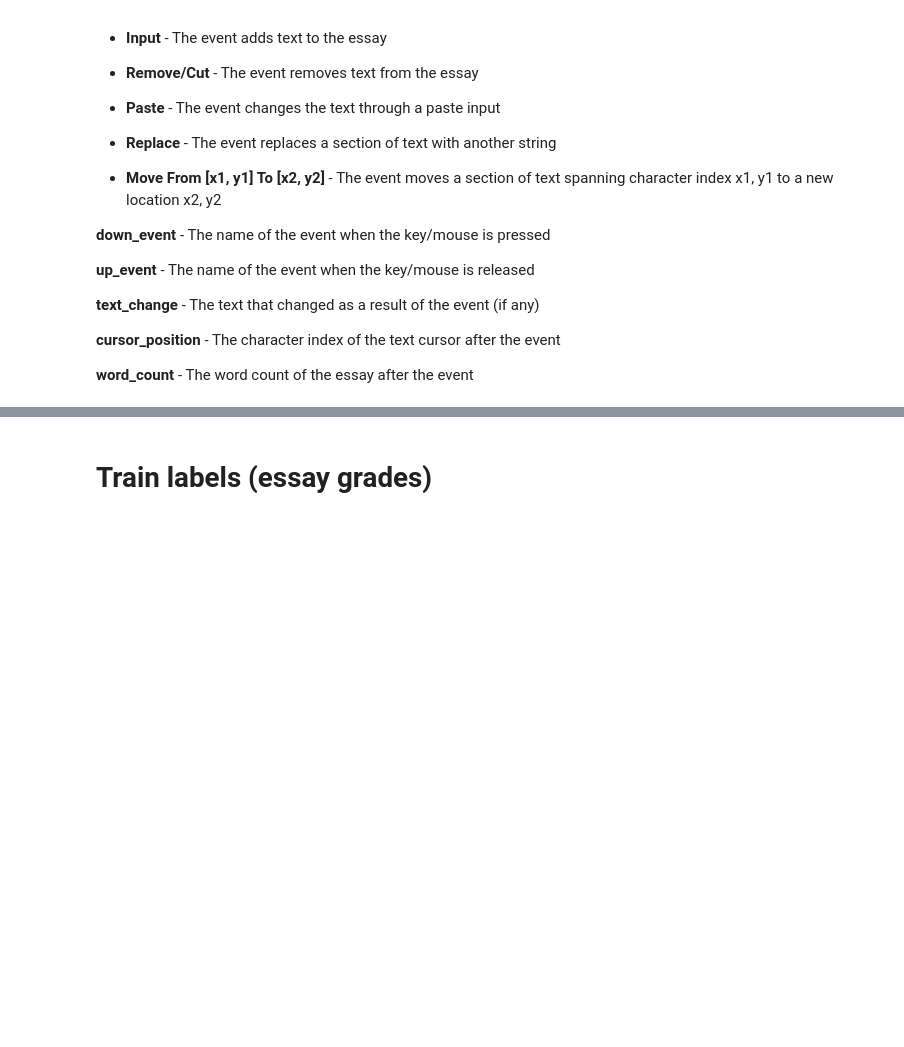
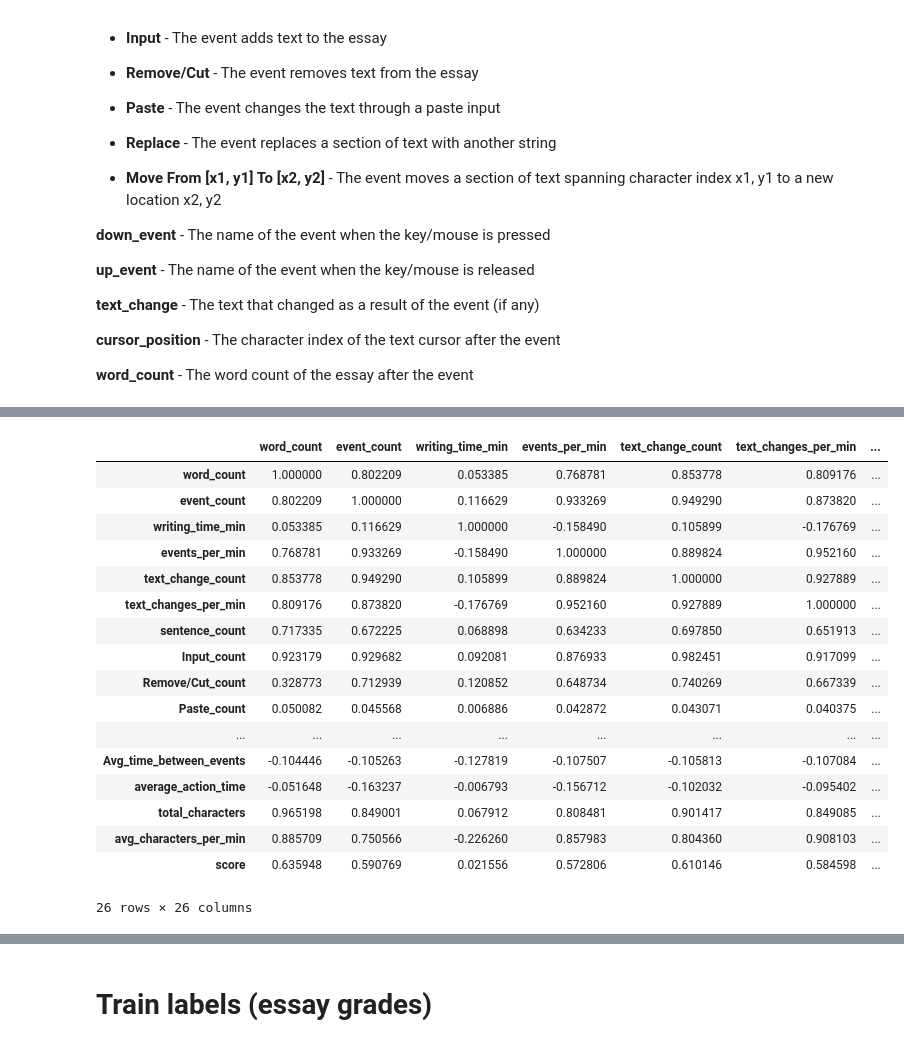
Before and after one commit to arammul/ML_project_2023_T22, a Jupyter notebook: Anastasija/Data Exploration.ipynb, the cells around one changed output, grey strips where cells are left out. Saved outputs shown, nothing was run; the diff lists cells and outputs as text; code cells hidden in the pictures; blank space fills up the shorter version.

```diff
--- a/Anastasija/Data Exploration.ipynb
+++ b/Anastasija/Data Exploration.ipynb
@@ -179,0 +187,2 @@ df
+# %%
+df_freq.columns = ['id', 'start_time', 'end_time', 'most_frequent_activity']
@@ -179,0 +205,3 @@ df
+# %%
+df = pd.merge(df, df_freq, on="id", how='left')
+df.head()
@@ -179,0 +216,5 @@ df
+# %%
+# Calculating Average action time
+df['total_writing_time'] = df['end_time'] - df['start_time']
+df['Avg_time_between_events'] = df['total_writing_time'] / df['event_count']
+df.head()
@@ -179,0 +281,4 @@ df
+# %%
+df_labels = pd.read_csv(f"{INPUT_FOLDER}/train_scores.csv")
+df = pd.merge(df, df_labels, on='id', how='left')
+df.head()
@@ -179,0 +293,26 @@ df
+# %%
+#Pearson correlation matrix
+numeric_df = df.select_dtypes(include=[np.number])
+
+# Calculate the correlation matrix
+matrix = numeric_df.corr()
+matrix
+# %% [output]
+|  | word_count | event_count | writing_time_min | events_per_min | text_change_count | text_changes_per_min | ... |
+| word_count | 1.000000 | 0.802209 | 0.053385 | 0.768781 | 0.853778 | 0.809176 | ... |
+| event_count | 0.802209 | 1.000000 | 0.116629 | 0.933269 | 0.949290 | 0.873820 | ... |
+| writing_time_min | 0.053385 | 0.116629 | 1.000000 | -0.158490 | 0.105899 | -0.176769 | ... |
+| events_per_min | 0.768781 | 0.933269 | -0.158490 | 1.000000 | 0.889824 | 0.952160 | ... |
+| text_change_count | 0.853778 | 0.949290 | 0.105899 | 0.889824 | 1.000000 | 0.927889 | ... |
+| text_changes_per_min | 0.809176 | 0.873820 | -0.176769 | 0.952160 | 0.927889 | 1.000000 | ... |
+| sentence_count | 0.717335 | 0.672225 | 0.068898 | 0.634233 | 0.697850 | 0.651913 | ... |
+| Input_count | 0.923179 | 0.929682 | 0.092081 | 0.876933 | 0.982451 | 0.917099 | ... |
+| Remove/Cut_count | 0.328773 | 0.712939 | 0.120852 | 0.648734 | 0.740269 | 0.667339 | ... |
+| Paste_count | 0.050082 | 0.045568 | 0.006886 | 0.042872 | 0.043071 | 0.040375 | ... |
+| ... | ... | ... | ... | ... | ... | ... | ... |
+| Avg_time_between_events | -0.104446 | -0.105263 | -0.127819 | -0.107507 | -0.105813 | -0.107084 | ... |
+| average_action_time | -0.051648 | -0.163237 | -0.006793 | -0.156712 | -0.102032 | -0.095402 | ... |
+| total_characters | 0.965198 | 0.849001 | 0.067912 | 0.808481 | 0.901417 | 0.849085 | ... |
+| avg_characters_per_min | 0.885709 | 0.750566 | -0.226260 | 0.857983 | 0.804360 | 0.908103 | ... |
+| score | 0.635948 | 0.590769 | 0.021556 | 0.572806 | 0.610146 | 0.584598 | ... |
+26 rows × 26 columns
```
Also changed, not shown: parts of 55 cells of this notebook.
